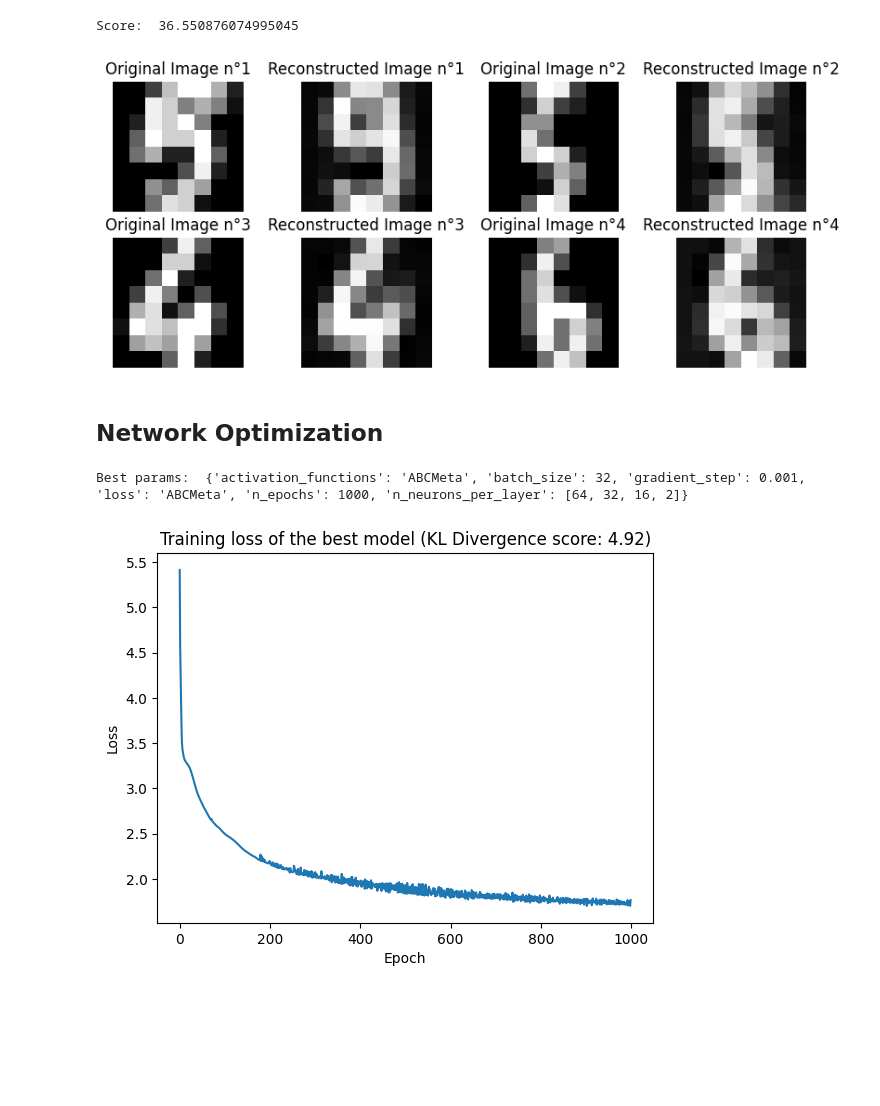
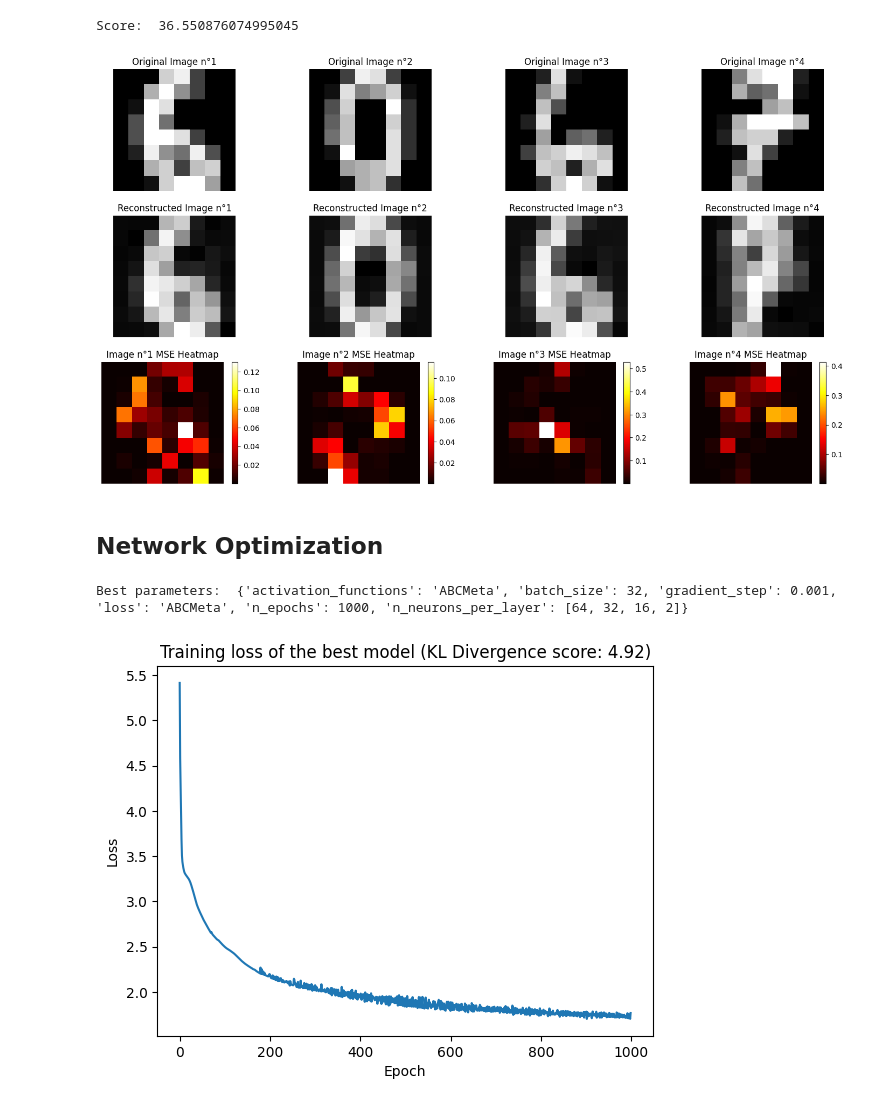
Before and after one commit to Ethan2541/Neural-Network-Library, a Jupyter notebook: experiments/clustering.ipynb, the cells around one changed output. Drawn from its saved outputs; the diff is of its cells as text; code cells hidden in the pictures; blank space fills up the shorter version.

```diff
--- a/experiments/clustering.ipynb
+++ b/experiments/clustering.ipynb
@@ -80,24 +80,31 @@ Score:  36.550876074995045
 # %%
 n_images = 4
 
 random_indexes = np.random.choice(range(len(X_test)), n_images)
 original_images = X_test[random_indexes]
 reconstructed_images = autoencoder(original_images)
 
-plt.subplots(2, 4, figsize=(10, 4))
-for i in range(n_images):
-    plt.subplot(2, 4, 2*i+1)
-    plt.imshow(original_images[i].reshape(8, 8), cmap='gray')
+plt.subplots(3, 4, figsize=(18, 10))
+for i in range(4):
+    plt.subplot(3, 4, i+1)
     plt.title(f"Original Image n°{i+1}")
+    plt.imshow(original_images[i].reshape(8,8), cmap='gray')
     plt.axis('off')
 
-    plt.subplot(2, 4, 2*i+2)
-    plt.imshow(reconstructed_images[i].reshape(8, 8), cmap='gray')
+    plt.subplot(3, 4, i+5)
     plt.title(f"Reconstructed Image n°{i+1}")
+    plt.imshow(reconstructed_images[i].reshape(8,8), cmap='gray')
     plt.axis('off')
-plt.show()
+
+    plt.subplot(3, 4, i+9)
+    mse_images = (original_images[i] - reconstructed_images[i])**2
+    heatmap_data = mse_images.reshape(8,8)
+    heatmap = plt.imshow(heatmap_data, cmap='hot')
+    plt.colorbar(heatmap)
+    plt.title(f'Image n°{i+1} MSE Heatmap')
+    plt.axis('off')
 # %% [output]
-[figure, old version]
+[figure, new version]
 # %% [markdown]
 ## Network Optimization
 # %%
@@ -151,7 +158,7 @@ best_model, best_params, best_score, best_losses = grid_search(X_train, X_test,
 # %%
 print("Best parameters: ", best_params)
 # %% [output]
-Best params:  {'activation_functions': 'ABCMeta', 'batch_size': 32, 'gradient_step': 0.001, 'loss': 'ABCMeta', 'n_epochs': 1000, 'n_neurons_per_layer': [64, 32, 16, 2]}
+Best parameters:  {'activation_functions': 'ABCMeta', 'batch_size': 32, 'gradient_step': 0.001, 'loss': 'ABCMeta', 'n_epochs': 1000, 'n_neurons_per_layer': [64, 32, 16, 2]}
 # %%
 plt.plot(best_losses)
 plt.title(f"Training loss of the best model (KL Divergence score: {best_score:.2f})")
```
Also changed, not shown: parts of 6 cells of this notebook, 6 other files.
